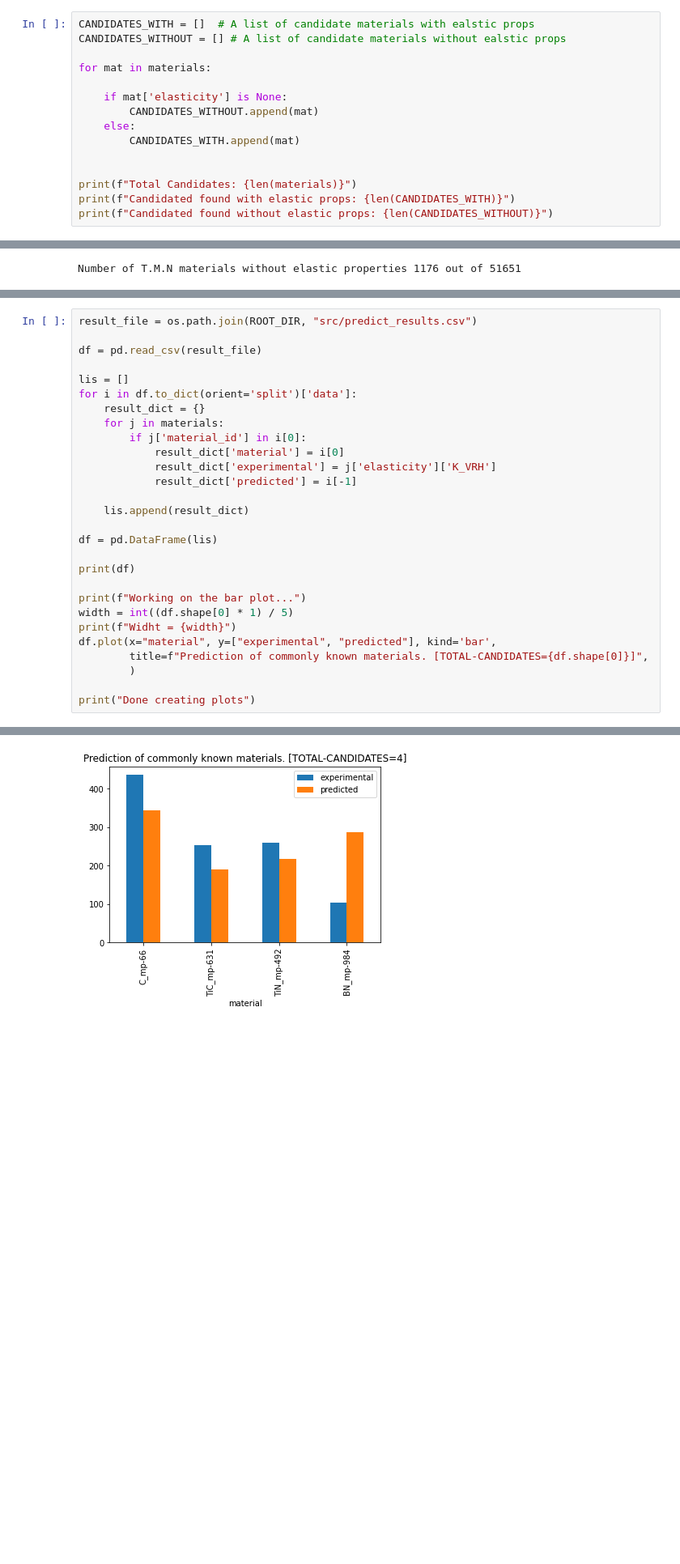
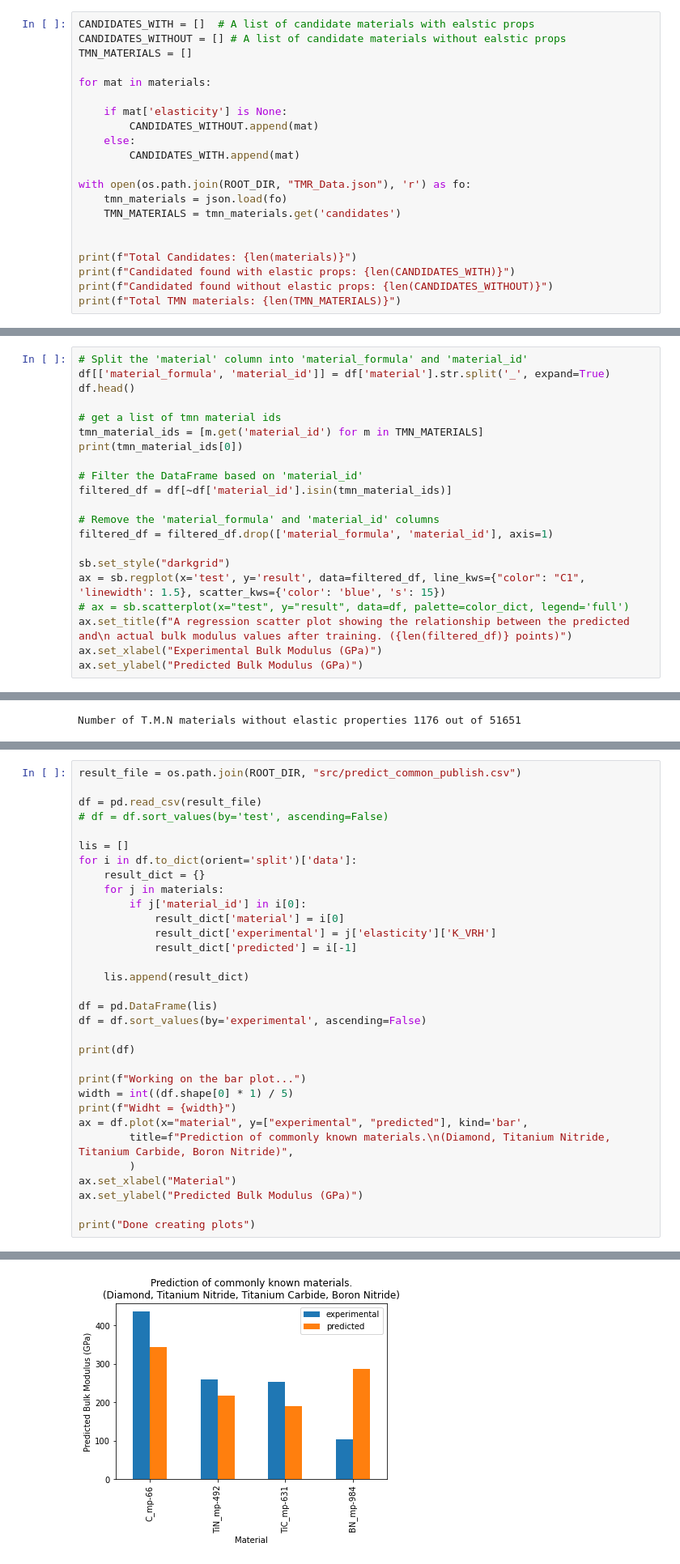
Before and after one commit to ayieko168/Ternary-Metal-Nitrides-Research, a Jupyter notebook: src/transformer_trial3.ipynb, the cells around one changed output, grey strips where cells are left out. Shown at 81% size. Cells and saved outputs as stored; diff of their text form; blank space fills up the shorter version.

```diff
--- a/src/transformer_trial3.ipynb
+++ b/src/transformer_trial3.ipynb
@@ -65,6 +65,7 @@ print([x['pretty_formula'] for x in materials[:20]])
 # %%
 CANDIDATES_WITH = []  # A list of candidate materials with ealstic props
 CANDIDATES_WITHOUT = [] # A list of candidate materials without ealstic props
+TMN_MATERIALS = []
 
 for mat in materials:
 
@@ -73,10 +74,15 @@ for mat in materials:
     else:
         CANDIDATES_WITH.append(mat)
 
+with open(os.path.join(ROOT_DIR, "TMR_Data.json"), 'r') as fo:
+    tmn_materials = json.load(fo)
+    TMN_MATERIALS = tmn_materials.get('candidates')
+
 
 print(f"Total Candidates: {len(materials)}")
 print(f"Candidated found with elastic props: {len(CANDIDATES_WITH)}")
 print(f"Candidated found without elastic props: {len(CANDIDATES_WITHOUT)}")
+print(f"Total TMN materials: {len(TMN_MATERIALS)}")
 # %% [output]
 Total Candidates: 59023
 Candidated found with elastic props: 7372
@@ -207,0 +229,21 @@ Done creating plots
+# %%
+# Split the 'material' column into 'material_formula' and 'material_id'
+df[['material_formula', 'material_id']] = df['material'].str.split('_', expand=True)
+df.head()
+
+# get a list of tmn material ids
+tmn_material_ids = [m.get('material_id') for m in TMN_MATERIALS]
+print(tmn_material_ids[0])
+
+# Filter the DataFrame based on 'material_id'
+filtered_df = df[~df['material_id'].isin(tmn_material_ids)]
+
+# Remove the 'material_formula' and 'material_id' columns
+filtered_df = filtered_df.drop(['material_formula', 'material_id'], axis=1)
+
+sb.set_style("darkgrid")
+ax = sb.regplot(x='test', y='result', data=filtered_df, line_kws={"color": "C1", 'linewidth': 1.5}, scatter_kws={'color': 'blue', 's': 15})
+# ax = sb.scatterplot(x="test", y="result", data=df, palette=color_dict, legend='full')
+ax.set_title(f"A regression scatter plot showing the relationship between the predicted and\n actual bulk modulus values after training. ({len(filtered_df)} points)")
+ax.set_xlabel("Experimental Bulk Modulus (GPa)")
+ax.set_ylabel("Predicted Bulk Modulus (GPa)")
@@ -448,7 +493,8 @@ Test: [0/1]     Time 0.036 (0.036)      Loss 31.5618 (31.5618)  MAE 366.079 (366
 # %%
-result_file = os.path.join(ROOT_DIR, "src/predict_results.csv")
+result_file = os.path.join(ROOT_DIR, "src/predict_common_publish.csv")
 
 df = pd.read_csv(result_file)
+# df = df.sort_values(by='test', ascending=False)
 
 lis = []
 for i in df.to_dict(orient='split')['data']:
@@ -462,15 +508,18 @@ for i in df.to_dict(orient='split')['data']:
     lis.append(result_dict)
 
 df = pd.DataFrame(lis)
+df = df.sort_values(by='experimental', ascending=False)
 
 print(df)
 
 print(f"Working on the bar plot...")
 width = int((df.shape[0] * 1) / 5)
 print(f"Widht = {width}")
-df.plot(x="material", y=["experimental", "predicted"], kind='bar',
-        title=f"Prediction of commonly known materials. [TOTAL-CANDIDATES={df.shape[0]}]",
+ax = df.plot(x="material", y=["experimental", "predicted"], kind='bar',
+        title=f"Prediction of commonly known materials.\n(Diamond, Titanium Nitride, Titanium Carbide, Boron Nitride)",
         )
+ax.set_xlabel("Material")
+ax.set_ylabel("Predicted Bulk Modulus (GPa)")
 
 print("Done creating plots")
 # %% [output]
@@ -482,4 +531,4 @@ print("Done creating plots")
 Working on the bar plot...
 Widht = 0
 Done creating plots
-[figure, old version]
+[figure, new version]
```
Also changed, not shown: parts of 13 cells of this notebook, 5 other files.
